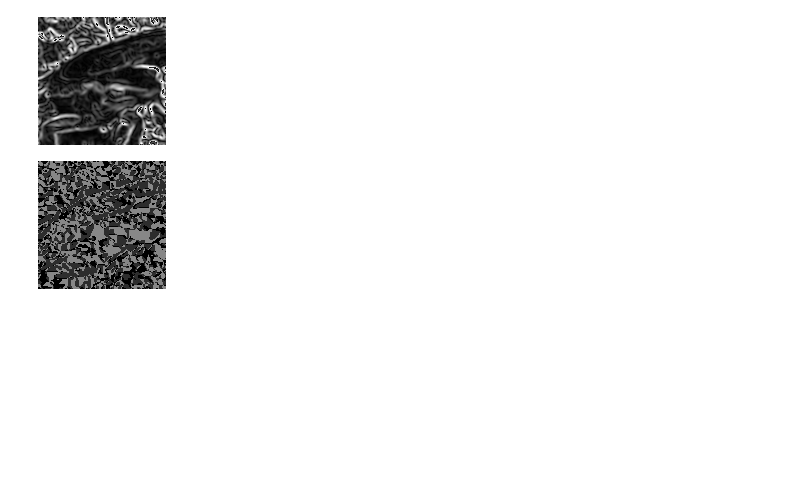
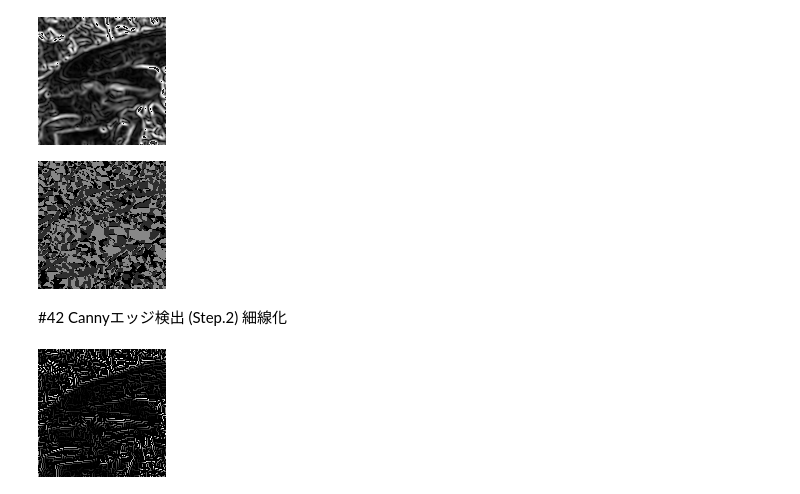
Before and after one commit to katoyu/image-processing-100training, a Jupyter notebook: 画像処理100本ノック41_50.ipynb, the cells around one changed output. Drawn from its saved outputs; the diff is of its cells as text; code cells hidden in the pictures; blank space fills up the shorter version.

```diff
--- a/画像処理100本ノック41_50.ipynb
+++ b/画像処理100本ノック41_50.ipynb
@@ -103,3 +103,36 @@ cv2_imshow(out2)
 # %% [output]
 [figure]
 [figure]
+# %% [markdown]
+#42 Cannyエッジ検出 (Step.2) 細線化
+# %%
+#41からの続き
+for y in range(H):
+    for x in range(W):
+        if angle[y, x] == 0:
+            dx1, dy1, dx2, dy2 = -1, 0, 1, 0
+        elif angle[y, x] == 45:
+            dx1, dy1, dx2, dy2 = -1, 1, 1, -1
+        elif angle[y, x] == 90:
+            dx1, dy1, dx2, dy2 = 0, -1, 0, 1
+        elif angle[y, x] == 135:
+            dx1, dy1, dx2, dy2 = -1, -1, 1, 1
+        if x == 0:
+            dx1 = max(dx1, 0)
+            dx2 = max(dx2, 0)
+        if x == W-1:
+            dx1 = min(dx1, 0)
+            dx2 = min(dx2, 0)
+        if y == 0:
+            dy1 = max(dy1, 0)
+            dy2 = max(dy2, 0)
+        if y == H-1:
+            dy1 = min(dy1, 0)
+            dy2 = min(dy2, 0)
+        if max(max(edge[y, x], edge[y+dy1, x+dx1]), edge[y+dy2, x+dx2]) != edge[y, x]:
+            edge[y, x] = 0
+
+out = edge.astype(np.uint8)
+cv2_imshow(out)
+# %% [output]
+[figure, added]
```
Also changed, not shown: parts of 3 cells of this notebook.
